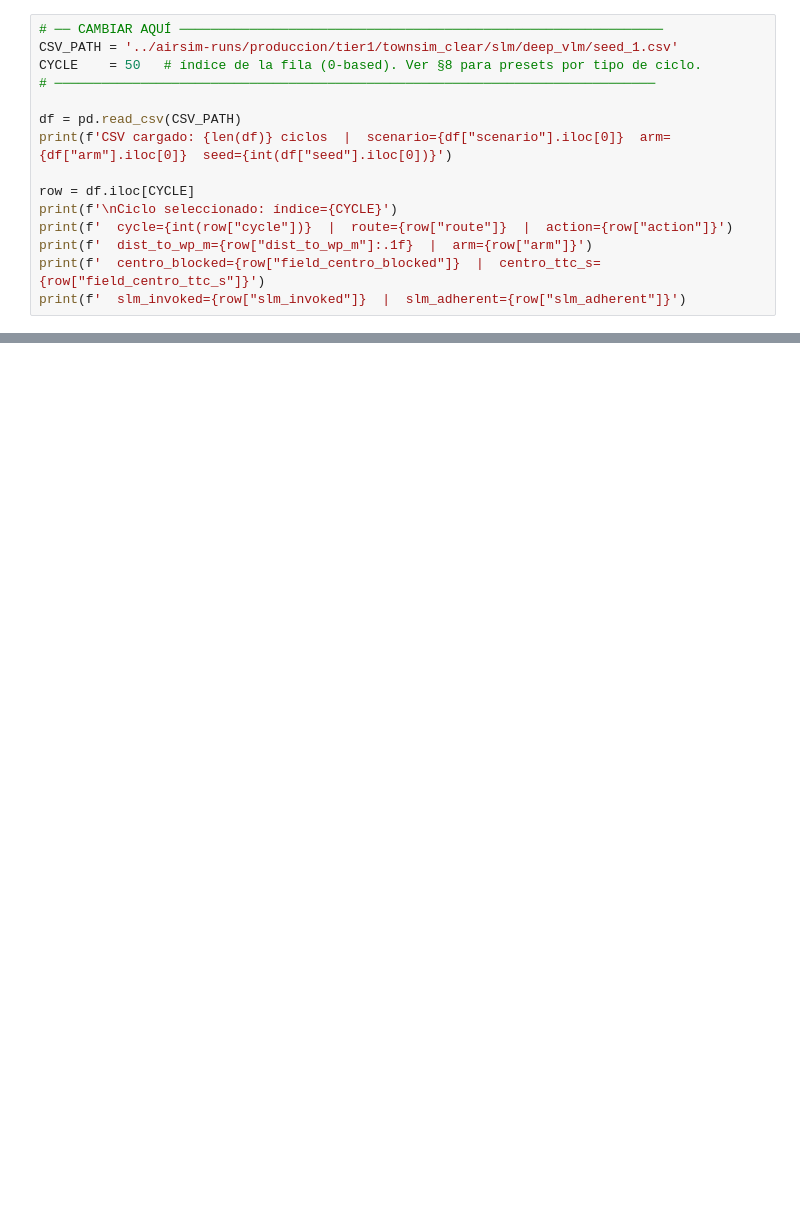
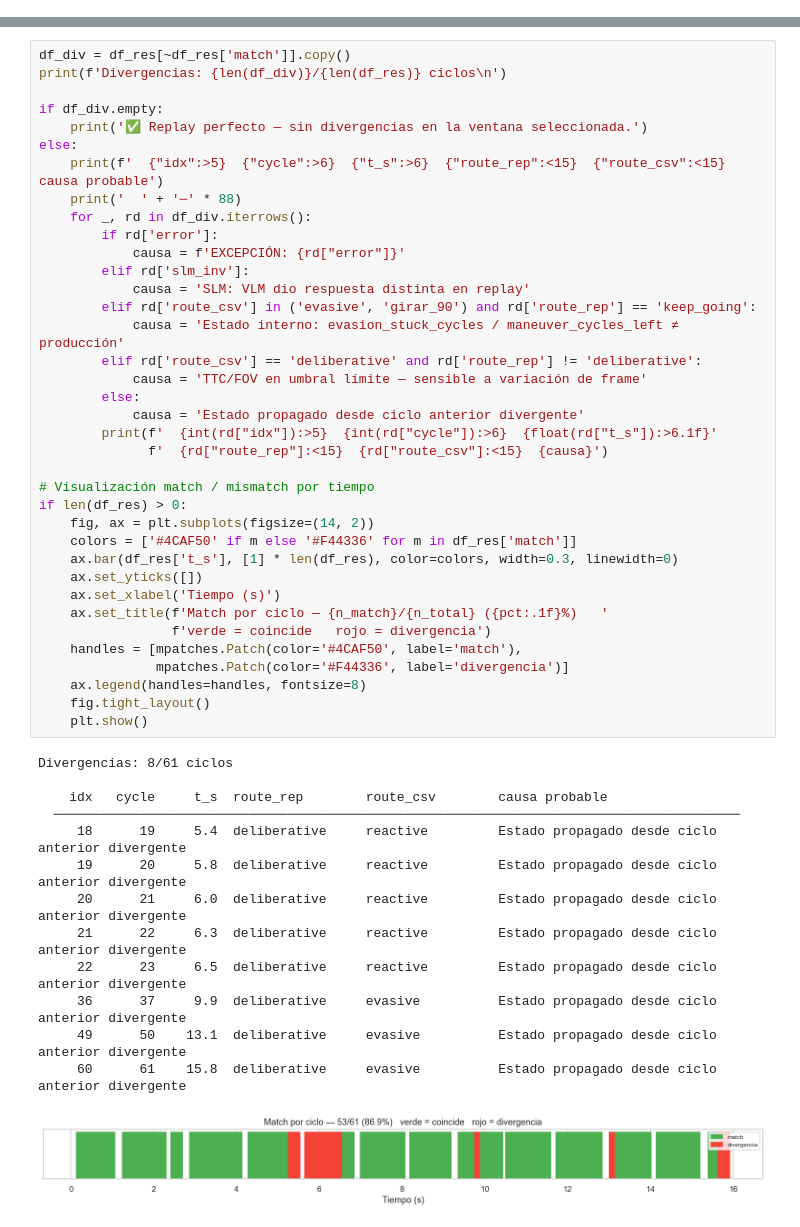
Before and after one commit to georgsmeinung/dronelm, a Jupyter notebook: airsim-loop/explicacion_nodos_langgraph.ipynb, the cells around one changed output, grey strips where cells are left out. Drawn from its saved outputs; the diff is of its cells as text; blank space fills up the shorter version.

```diff
--- a/airsim-loop/explicacion_nodos_langgraph.ipynb
+++ b/airsim-loop/explicacion_nodos_langgraph.ipynb
@@ -109,15 +224,0 @@ print('Mocks aplicados.')
-# %%
-# ── CAMBIAR AQUÍ ──────────────────────────────────────────────────────────────
-CSV_PATH = '../airsim-runs/produccion/tier1/townsim_clear/slm/deep_vlm/seed_1.csv'
-CYCLE    = 50   # índice de la fila (0-based). Ver §8 para presets por tipo de ciclo.
-# ─────────────────────────────────────────────────────────────────────────────
-
-df = pd.read_csv(CSV_PATH)
-print(f'CSV cargado: {len(df)} ciclos  |  scenario={df["scenario"].iloc[0]}  arm={df["arm"].iloc[0]}  seed={int(df["seed"].iloc[0])}')
-
-row = df.iloc[CYCLE]
-print(f'\nCiclo seleccionado: índice={CYCLE}')
-print(f'  cycle={int(row["cycle"])}  |  route={row["route"]}  |  action={row["action"]}')
-print(f'  dist_to_wp_m={row["dist_to_wp_m"]:.1f}  |  arm={row["arm"]}')
-print(f'  centro_blocked={row["field_centro_blocked"]}  |  centro_ttc_s={row["field_centro_ttc_s"]}')
-print(f'  slm_invoked={row["slm_invoked"]}  |  slm_adherent={row["slm_adherent"]}')
@@ -274,0 +522,51 @@ print('Nodos instrumentados para traza.')
+# %%
+df_div = df_res[~df_res['match']].copy()
+print(f'Divergencias: {len(df_div)}/{len(df_res)} ciclos\n')
+
+if df_div.empty:
+    print('✅ Replay perfecto — sin divergencias en la ventana seleccionada.')
+else:
+    print(f'  {"idx":>5}  {"cycle":>6}  {"t_s":>6}  {"route_rep":<15}  {"route_csv":<15}  causa probable')
+    print('  ' + '─' * 88)
+    for _, rd in df_div.iterrows():
+        if rd['error']:
+            causa = f'EXCEPCIÓN: {rd["error"]}'
+        elif rd['slm_inv']:
+            causa = 'SLM: VLM dio respuesta distinta en replay'
+        elif rd['route_csv'] in ('evasive', 'girar_90') and rd['route_rep'] == 'keep_going':
+            causa = 'Estado interno: evasion_stuck_cycles / maneuver_cycles_left ≠ producción'
+        elif rd['route_csv'] == 'deliberative' and rd['route_rep'] != 'deliberative':
+            causa = 'TTC/FOV en umbral límite — sensible a variación de frame'
+        else:
+            causa = 'Estado propagado desde ciclo anterior divergente'
+        print(f'  {int(rd["idx"]):>5}  {int(rd["cycle"]):>6}  {float(rd["t_s"]):>6.1f}'
+              f'  {rd["route_rep"]:<15}  {rd["route_csv"]:<15}  {causa}')
+
+# Visualización match / mismatch por tiempo
+if len(df_res) > 0:
+    fig, ax = plt.subplots(figsize=(14, 2))
+    colors = ['#4CAF50' if m else '#F44336' for m in df_res['match']]
+    ax.bar(df_res['t_s'], [1] * len(df_res), color=colors, width=0.3, linewidth=0)
+    ax.set_yticks([])
+    ax.set_xlabel('Tiempo (s)')
+    ax.set_title(f'Match por ciclo — {n_match}/{n_total} ({pct:.1f}%)   '
+                 f'verde = coincide   rojo = divergencia')
+    handles = [mpatches.Patch(color='#4CAF50', label='match'),
+               mpatches.Patch(color='#F44336', label='divergencia')]
+    ax.legend(handles=handles, fontsize=8)
+    fig.tight_layout()
+    plt.show()
+# %% [output]
+Divergencias: 8/61 ciclos
+
+    idx   cycle     t_s  route_rep        route_csv        causa probable
+  ────────────────────────────────────────────────────────────────────────────────────────
+     18      19     5.4  deliberative     reactive         Estado propagado desde ciclo anterior divergente
+     19      20     5.8  deliberative     reactive         Estado propagado desde ciclo anterior divergente
+     20      21     6.0  deliberative     reactive         Estado propagado desde ciclo anterior divergente
+     21      22     6.3  deliberative     reactive         Estado propagado desde ciclo anterior divergente
+     22      23     6.5  deliberative     reactive         Estado propagado desde ciclo anterior divergente
+     36      37     9.9  deliberative     evasive          Estado propagado desde ciclo anterior divergente
+     49      50    13.1  deliberative     evasive          Estado propagado desde ciclo anterior divergente
+     60      61    15.8  deliberative     evasive          Estado propagado desde ciclo anterior divergente
+[figure, added]
```
Also changed, not shown: parts of 30 cells of this notebook, 2 other files.
